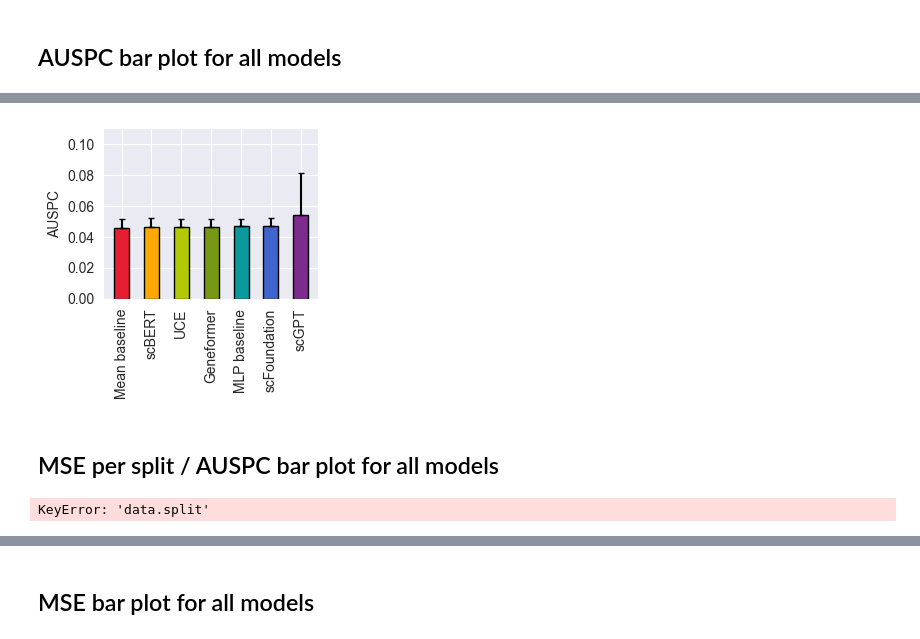
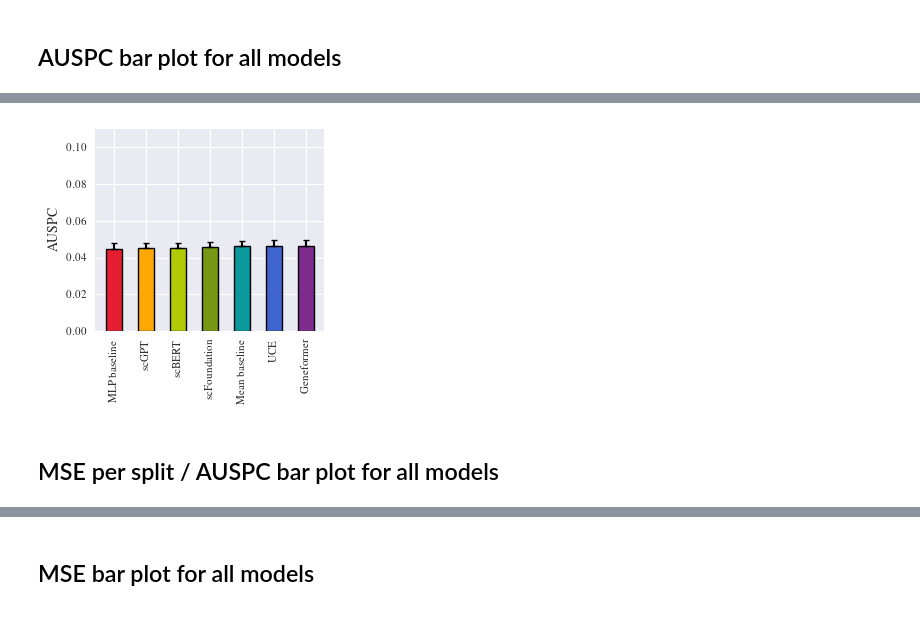
Before and after one commit to aaronwtr/PertEval, a Jupyter notebook: notebooks/plots/aggregated_perturbation_results.ipynb, the cells around one changed output, grey strips where cells are left out. Saved outputs shown, nothing was run; the diff lists cells and outputs as text; code cells hidden in the pictures.

```diff
--- a/notebooks/plots/aggregated_perturbation_results.ipynb
+++ b/notebooks/plots/aggregated_perturbation_results.ipynb
@@ -31,13 +55,19 @@ def find_mets_by_spectral_params(model, metric_name, raw_data):
         # if sp_sub[metric_name].isna().all():
         #     met_by_sp[f'{model}_{sp}'] = sp_sub['test/rmse'].values
         # else:
-        met_by_sp[f'{model}_{sp}'] = sp_sub[metric_name].values
+        #if we have missing runs add nan
+        sp_sub = sp_sub[metric_name].values
+        if len(sp_sub) < 3:
+            num_nan = 3 - len(sp_sub)
+            sp_sub = np.append(sp_sub, [np.nan] * num_nan)
+        met_by_sp[f'{model}_{sp}'] = sp_sub
+
     return pd.DataFrame(met_by_sp)
 
 def find_spectral_auc(metric_df):
     x = np.array(spectral_params, dtype='float')
     y = metric_df.mean()
-    yerr = metric_df.std()
+    yerr = metric_df.std() / np.sqrt(3)
     mean_yerr = yerr.mean()
     return auc(x, y), mean_yerr
 
@@ -46,7 +76,7 @@ def plot_spectral_curve(metric_df, err='standard_error', zero_ylb=False, shading
     x = np.array(spectral_params, dtype='float')
     y = metric_df.mean()
 
-    yerr = metric_df.std()
+    yerr = metric_df.std() / np.sqrt(3)
 
     if errbar: #safe to remove if we go with fill_between for errors
         plt.errorbar(x, y, yerr=yerr, color='k', capsize = 3,elinewidth=1.5, linewidth=1.0)
@@ -80,8 +110,9 @@ def find_auspc_table(all_model_raw_dfs, model_names, probe_model_ds='mlp_norman'
     table_auc = {}
     table_yerr = {}
     for m_name, dft in zip(model_names, all_model_raw_dfs):
+        #print(m_name)
         if m_name != 'Mean baseline':
-            auc, yerr = find_spectral_auc(find_mets_by_spectral_params(probe_model_ds, metric_name, dft))
+            auc, yerr = find_spectral_auc(find_mets_by_spectral_params(m_name, metric_name, dft))  #changed to m_name n.b
         else:
             auc, yerr = find_spectral_auc(find_mets_by_spectral_params("test_mean_norman", metric_name, dft))
 
@@ -107,47 +155,50 @@ dtype: float64
 # %%
 plt.figure(figsize=(3, 3))
 table, yerr = find_auspc_table([df_mean, df_mlp, df_scbert, df_scgpt, df_gf, df_uce, df_scf], model_names=['Mean baseline', 'MLP baseline', 'scBERT', 'scGPT', 'Geneformer', 'UCE', 'scFoundation'])
+#table, yerr = find_auspc_table([df_mean, df_mlp, df_scbert, df_scgpt, df_gf, df_uce], model_names=['Mean baseline', 'MLP baseline', 'scBERT', 'scGPT', 'Geneformer', 'UCE'])
+
 table = pd.Series(table).sort_values()
 
 yerr_values = [yerr[model] for model in table.index]
 
 #cmap = load_cmap('Flourite')
 cmap = load_cmap('Rainbow')
 #cmap = load_cmap('RoseQuartz')
 #cmap = load_cmap('Sardonyx')
+# cmap = plt.cm.get_cmap('tab20b', len(table))
+
 bar_colors = [cmap(i/6) for i in range(7)]
 
 width = 0.5
 
 yerr_top_only = ([0] * len(yerr_values), yerr_values)
 
 # Add error bars to the bar plot
-bars = plt.bar(table.index, table, width, color=bar_colors, alpha=1.0, yerr=yerr_top_only, capsize=2, linewidth=1, edgecolor='black',
+bars = plt.bar(table.index, table, width, color=bar_colors,
+               alpha=1.0, yerr=yerr_top_only, capsize=2, linewidth=1, edgecolor='black',
                ecolor='black')
 
 plt.ylabel('AUSPC')
 plt.xticks(rotation=90)
 plt.ylim(0.0, 0.11)
 
 ax = plt.gca()
 ax.spines['left'].set_visible(False)
 ax.spines['top'].set_visible(False)
 
 plt.tight_layout()
 plt.savefig('paper_figs/auspc_bar_1.pdf', dpi=300)
 plt.show()
 # %% [output]
-[figure, old version]
+[figure, new version]
 # %% [markdown]
 ## MSE per split / AUSPC bar plot for all models
 # %%
-test_mse = find_mets_by_spectral_params('mlp_norman', 'test/mse', df_mlp)
+test_mse = find_mets_by_spectral_params('MLP gene expression', 'test/mse', df_mlp)
 test_mse_uce = find_mets_by_spectral_params('uce', 'test/mse', df_uce)
 test_mse_gf = find_mets_by_spectral_params('gf', 'test/mse', df_gf)
 test_mse_scgpt = find_mets_by_spectral_params('scgpt', 'test/mse', df_scgpt)
 test_mse_scbert = find_mets_by_spectral_params('scbert', 'test/mse', df_scbert)
 test_mse_scf = find_mets_by_spectral_params('scfoundation', 'test/mse', df_scf)
 test_mse_mean = find_mets_by_spectral_params('test_mean_norman', 'test/mse', df_mean)
-# %% [output]
-KeyError: 'data.split'
 # %%
```
Also changed, not shown: parts of 16 cells of this notebook, 8 other files.
